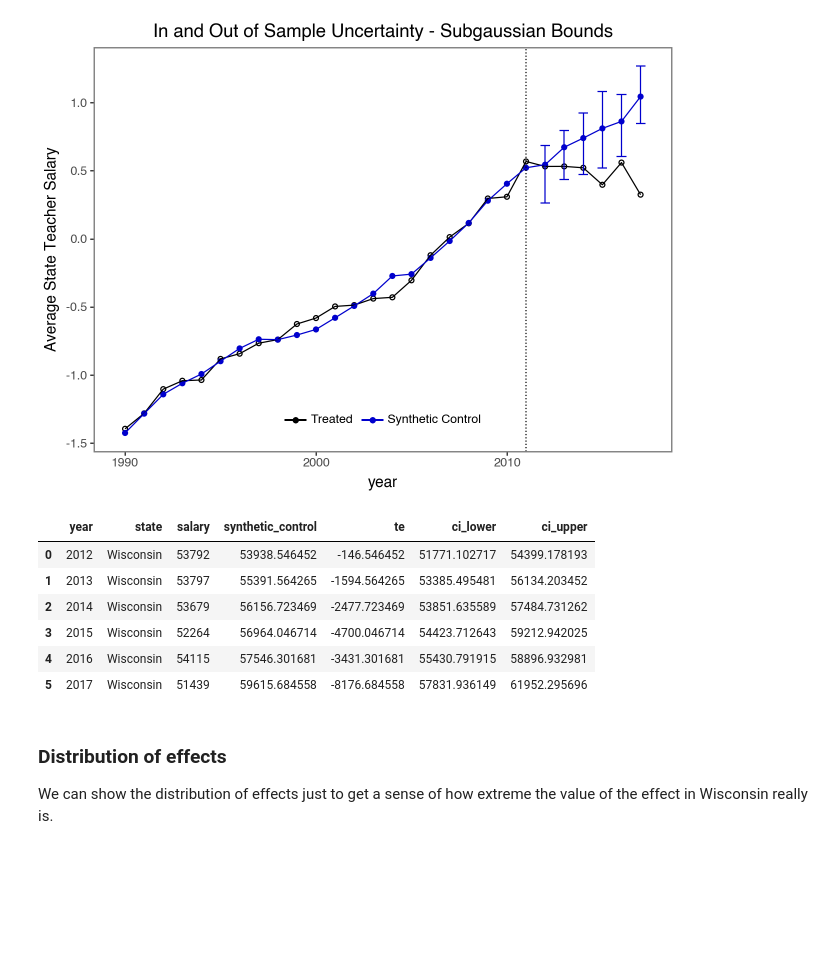
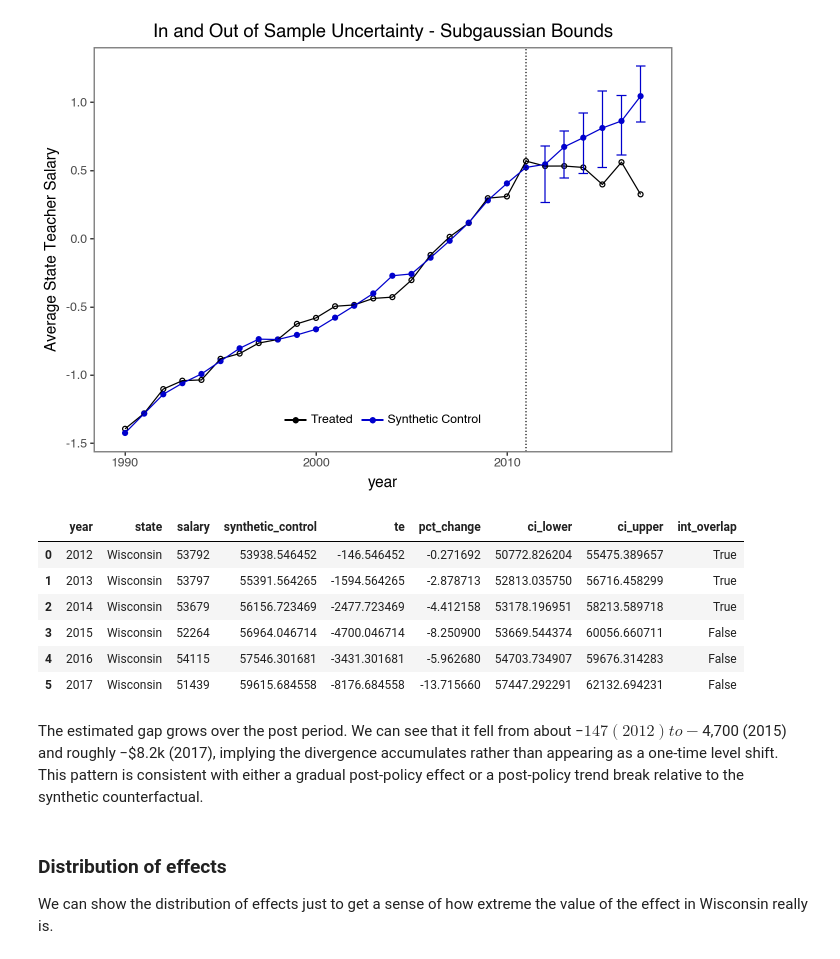
Before and after one commit to ricochn02/526-project, a Jupyter notebook: report.ipynb, the cells around one changed output. Saved outputs shown, nothing was run; the diff lists cells and outputs as text; code cells hidden in the pictures; blank space fills up the shorter version.

```diff
--- a/report.ipynb
+++ b/report.ipynb
@@ -407,35 +376,43 @@ df['te'] = df['salary'] - df['synthetic_control']
 df_te_wi = df[df['st'] == 'WI']
 df_te_wi = df_te_wi[df_te_wi['after_treatment'] == True]
 df_te_wi = df_te_wi[['year', 'state', 'salary', 'synthetic_control', 'te']]
+
+# Calculate percentage change (between synthetic salary and actual salary)
+df_te_wi["pct_change"] = df_te_wi["te"] / df_te_wi["synthetic_control"] * 100
 # %%
 # Extract confidence intervals
 ci_df = (
-    result.CI_in_sample[["Lower", "Upper"]]
+    result.CI_all_gaussian[["Lower", "Upper"]]
     .reset_index()
     .rename(columns={"Time": "year"})
 )
 
 ci_df["ci_lower"] = scaler.inverse_transform(ci_df[["Lower"]]).ravel()
 ci_df["ci_upper"] = scaler.inverse_transform(ci_df[["Upper"]]).ravel()
 
 df_te_wi["year"] = df_te_wi["year"].astype(int)
 ci_df["year"] = ci_df["year"].astype(int)
 
 df_te_wi = df_te_wi.merge(
     ci_df[["year", "ci_lower", "ci_upper"]],
     on="year",
     how="left"
 )
 
+# Indicator for whether confidence interval overlaps with actual salary (i.e., insignificant effect)
+df_te_wi["int_overlap"] = df_te_wi["salary"].between(df_te_wi["ci_lower"], df_te_wi["ci_upper"])
+
 df_te_wi
 # %% [output]
-|  | year | state | salary | synthetic_control | te | ci_lower | ci_upper |
-| 0 | 2012 | Wisconsin | 53792 | 53938.546452 | -146.546452 | 51771.102717 | 54399.178193 |
-| 1 | 2013 | Wisconsin | 53797 | 55391.564265 | -1594.564265 | 53385.495481 | 56134.203452 |
-| 2 | 2014 | Wisconsin | 53679 | 56156.723469 | -2477.723469 | 53851.635589 | 57484.731262 |
-| 3 | 2015 | Wisconsin | 52264 | 56964.046714 | -4700.046714 | 54423.712643 | 59212.942025 |
-| 4 | 2016 | Wisconsin | 54115 | 57546.301681 | -3431.301681 | 55430.791915 | 58896.932981 |
-| 5 | 2017 | Wisconsin | 51439 | 59615.684558 | -8176.684558 | 57831.936149 | 61952.295696 |
+|  | year | state | salary | synthetic_control | te | pct_change | ci_lower | ci_upper | int_overlap |
+| 0 | 2012 | Wisconsin | 53792 | 53938.546452 | -146.546452 | -0.271692 | 50772.826204 | 55475.389657 | True |
+| 1 | 2013 | Wisconsin | 53797 | 55391.564265 | -1594.564265 | -2.878713 | 52813.035750 | 56716.458299 | True |
+| 2 | 2014 | Wisconsin | 53679 | 56156.723469 | -2477.723469 | -4.412158 | 53178.196951 | 58213.589718 | True |
+| 3 | 2015 | Wisconsin | 52264 | 56964.046714 | -4700.046714 | -8.250900 | 53669.544374 | 60056.660711 | False |
+| 4 | 2016 | Wisconsin | 54115 | 57546.301681 | -3431.301681 | -5.962680 | 54703.734907 | 59676.314283 | False |
+| 5 | 2017 | Wisconsin | 51439 | 59615.684558 | -8176.684558 | -13.715660 | 57447.292291 | 62132.694231 | False |
+# %% [markdown]
+The estimated gap grows over the post period. We can see that it fell from about −$147 (2012) to −$4,700 (2015) and roughly −$8.2k (2017), implying the divergence accumulates rather than appearing as a one-time level shift. This pattern is consistent with either a gradual post-policy effect or a post-policy trend break relative to the synthetic counterfactual.
 # %% [markdown]
 ### Distribution of effects
 
```
Also changed, not shown: parts of 9 cells of this notebook.
